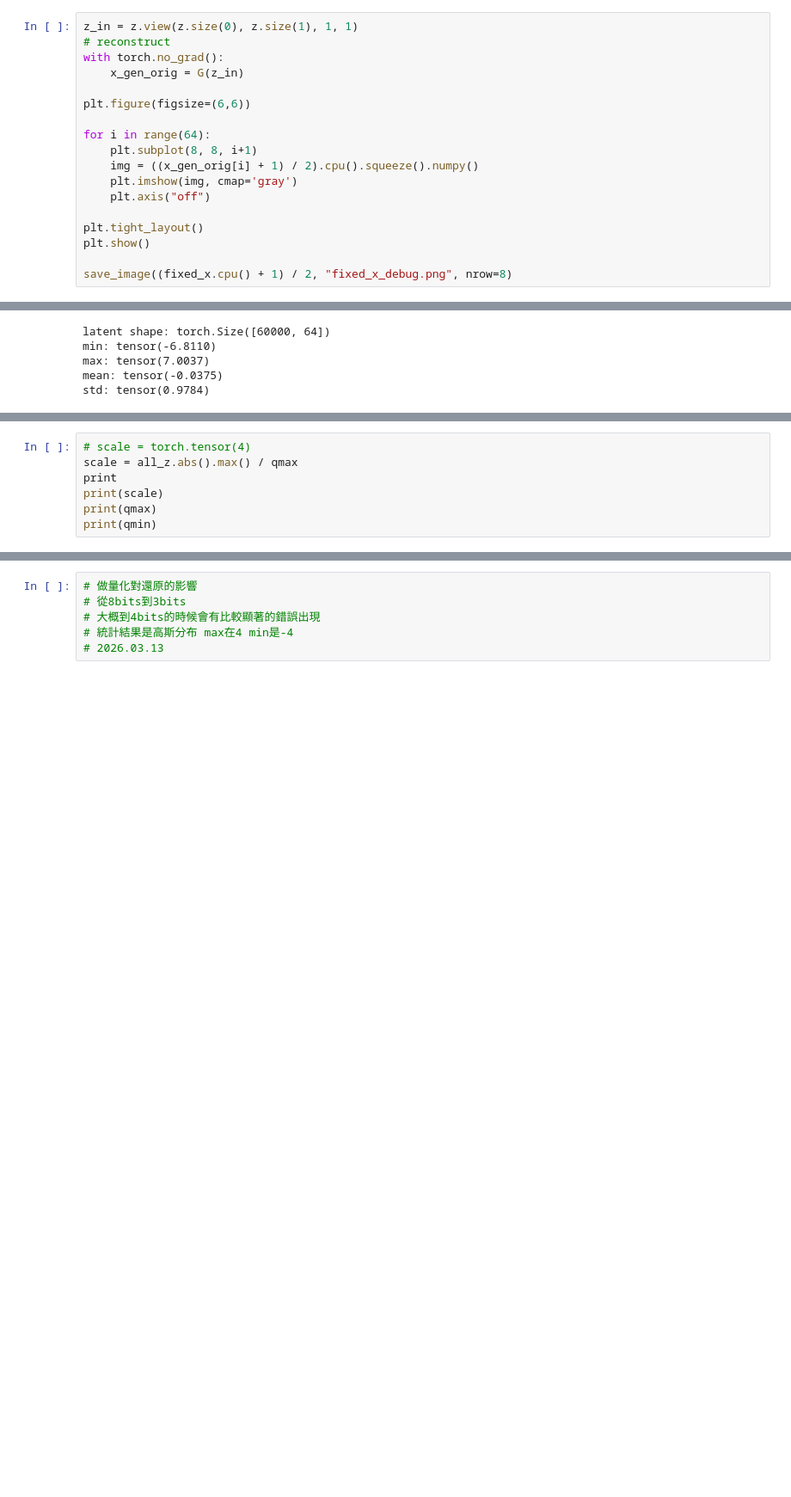
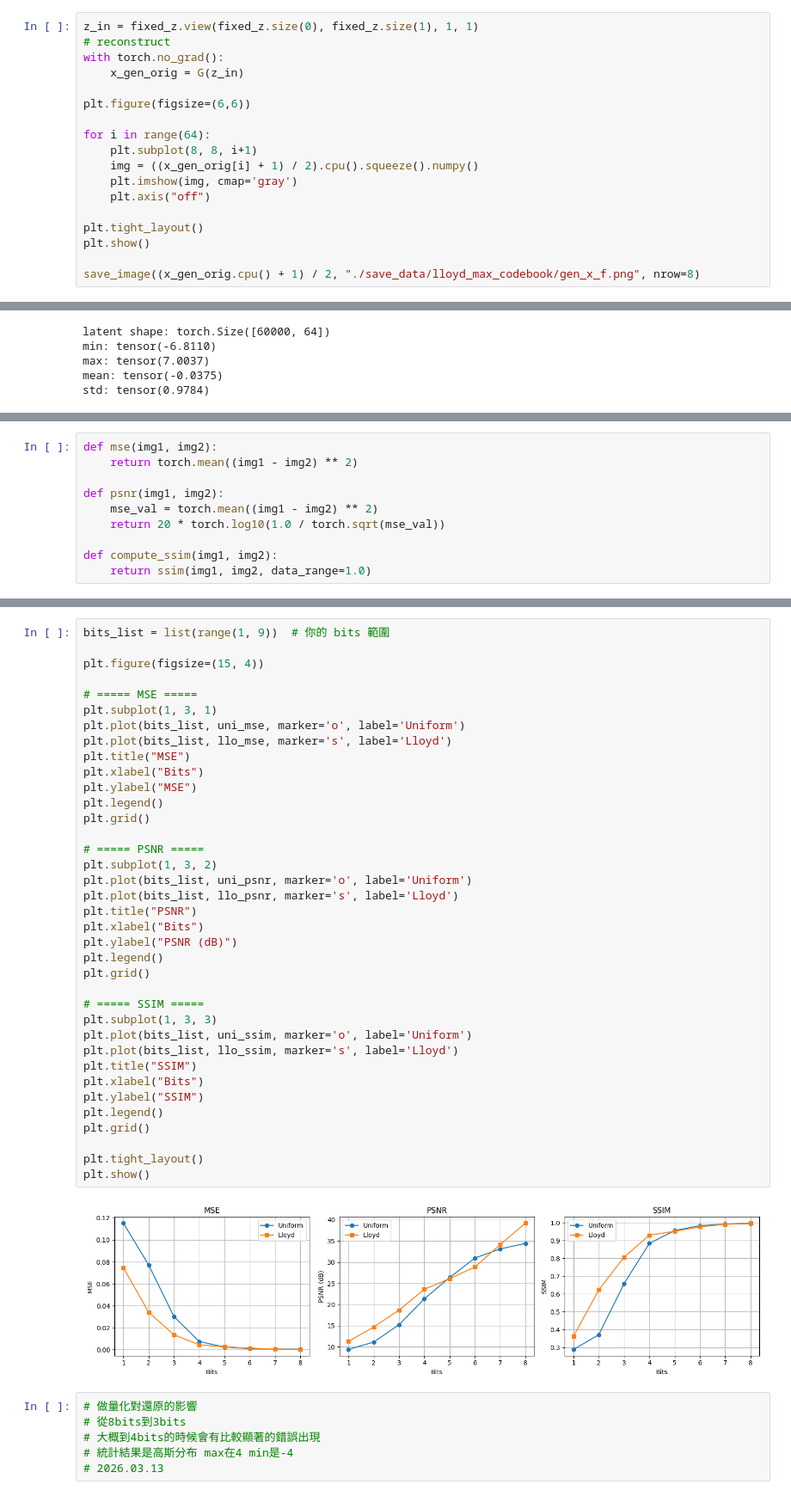
Before and after one commit to cora0526/LatentSemCom, a Jupyter notebook: test_F.ipynb, the cells around one changed output, grey strips where cells are left out. Shown at 86% size. Drawn from its saved outputs; the diff is of its cells as text; blank space fills up the shorter version.

```diff
--- a/test_F.ipynb
+++ b/test_F.ipynb
@@ -79,7 +78,7 @@ z = tensor([[-0.0609,  0.5086,  1.4428,  ...,  1.3850,  1.6067, -1.6071],
         [-0.2623, -0.8020, -0.1092,  ...,  2.8318, -0.2851, -0.9773]],
        device='cuda:0')
 # %%
-z_in = z.view(z.size(0), z.size(1), 1, 1)
+z_in = fixed_z.view(fixed_z.size(0), fixed_z.size(1), 1, 1)
 # reconstruct
 with torch.no_grad():
     x_gen_orig = G(z_in)
@@ -95,6 +94,6 @@ for i in range(64):
 plt.tight_layout()
 plt.show()
 
-save_image((fixed_x.cpu() + 1) / 2, "fixed_x_debug.png", nrow=8)
+save_image((x_gen_orig.cpu() + 1) / 2, "./save_data/lloyd_max_codebook/gen_x_f.png", nrow=8)
 # %% [output]
 [figure]
@@ -224,7 +240,10 @@ plt.show()
 # %%
-# scale = torch.tensor(4)
-scale = all_z.abs().max() / qmax
-print
-print(scale)
-print(qmax)
-print(qmin)
+def mse(img1, img2):
+    return torch.mean((img1 - img2) ** 2)
+
+def psnr(img1, img2):
+    mse_val = torch.mean((img1 - img2) ** 2)
+    return 20 * torch.log10(1.0 / torch.sqrt(mse_val))
+
+def compute_ssim(img1, img2):
+    return ssim(img1, img2, data_range=1.0)
@@ -325,3 +358,42 @@ plt.show()
+# %%
+bits_list = list(range(1, 9))  # 你的 bits 範圍
+
+plt.figure(figsize=(15, 4))
+
+# ===== MSE =====
+plt.subplot(1, 3, 1)
+plt.plot(bits_list, uni_mse, marker='o', label='Uniform')
+plt.plot(bits_list, llo_mse, marker='s', label='Lloyd')
+plt.title("MSE")
+plt.xlabel("Bits")
+plt.ylabel("MSE")
+plt.legend()
+plt.grid()
+
+# ===== PSNR =====
+plt.subplot(1, 3, 2)
+plt.plot(bits_list, uni_psnr, marker='o', label='Uniform')
+plt.plot(bits_list, llo_psnr, marker='s', label='Lloyd')
+plt.title("PSNR")
+plt.xlabel("Bits")
+plt.ylabel("PSNR (dB)")
+plt.legend()
+plt.grid()
+
+# ===== SSIM =====
+plt.subplot(1, 3, 3)
+plt.plot(bits_list, uni_ssim, marker='o', label='Uniform')
+plt.plot(bits_list, llo_ssim, marker='s', label='Lloyd')
+plt.title("SSIM")
+plt.xlabel("Bits")
+plt.ylabel("SSIM")
+plt.legend()
+plt.grid()
+
+plt.tight_layout()
+plt.show()
+# %% [output]
+[figure, added]
 # %%
 # 做量化對還原的影響
 # 從8bits到3bits
```
Also changed, not shown: parts of 11 cells of this notebook, 15 other files.
